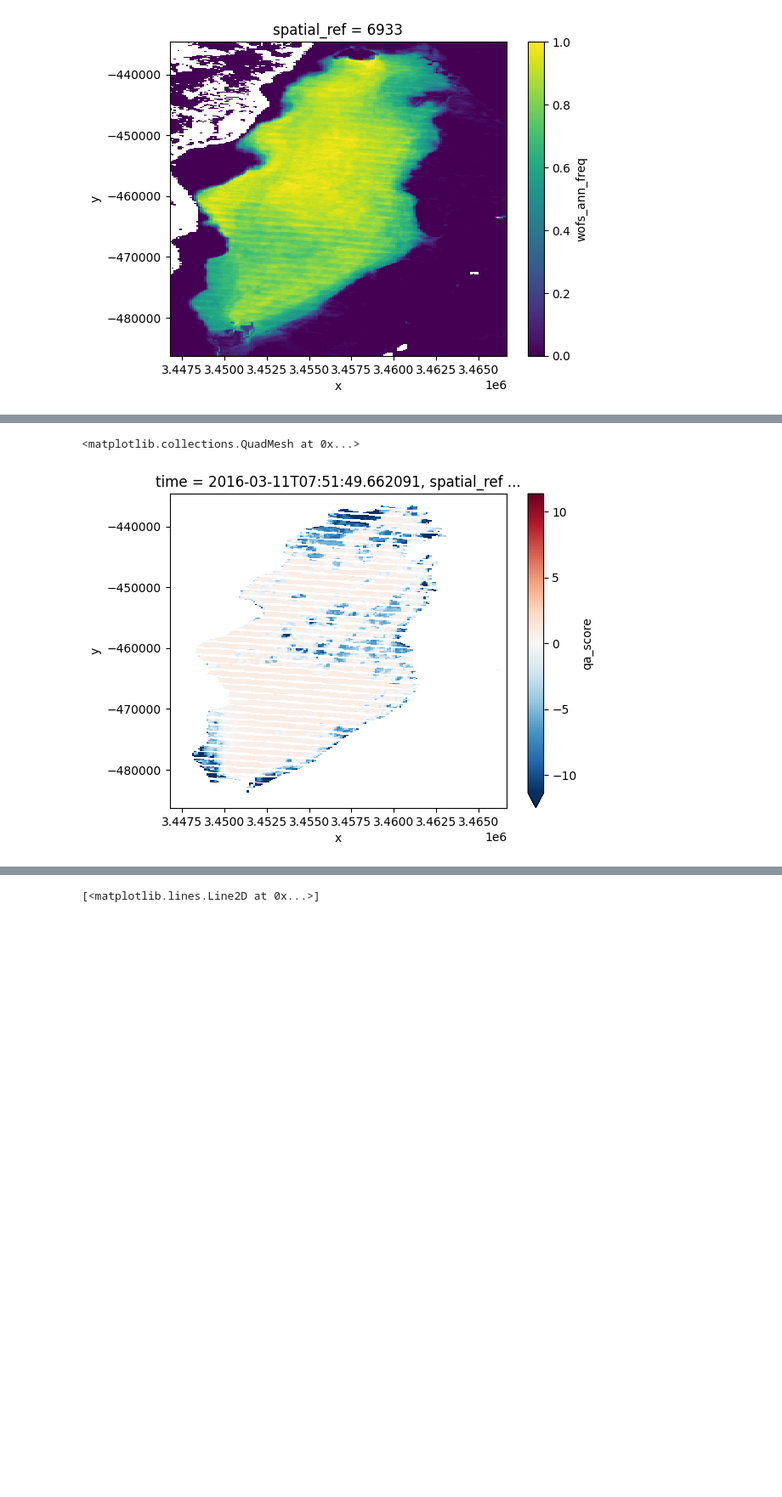
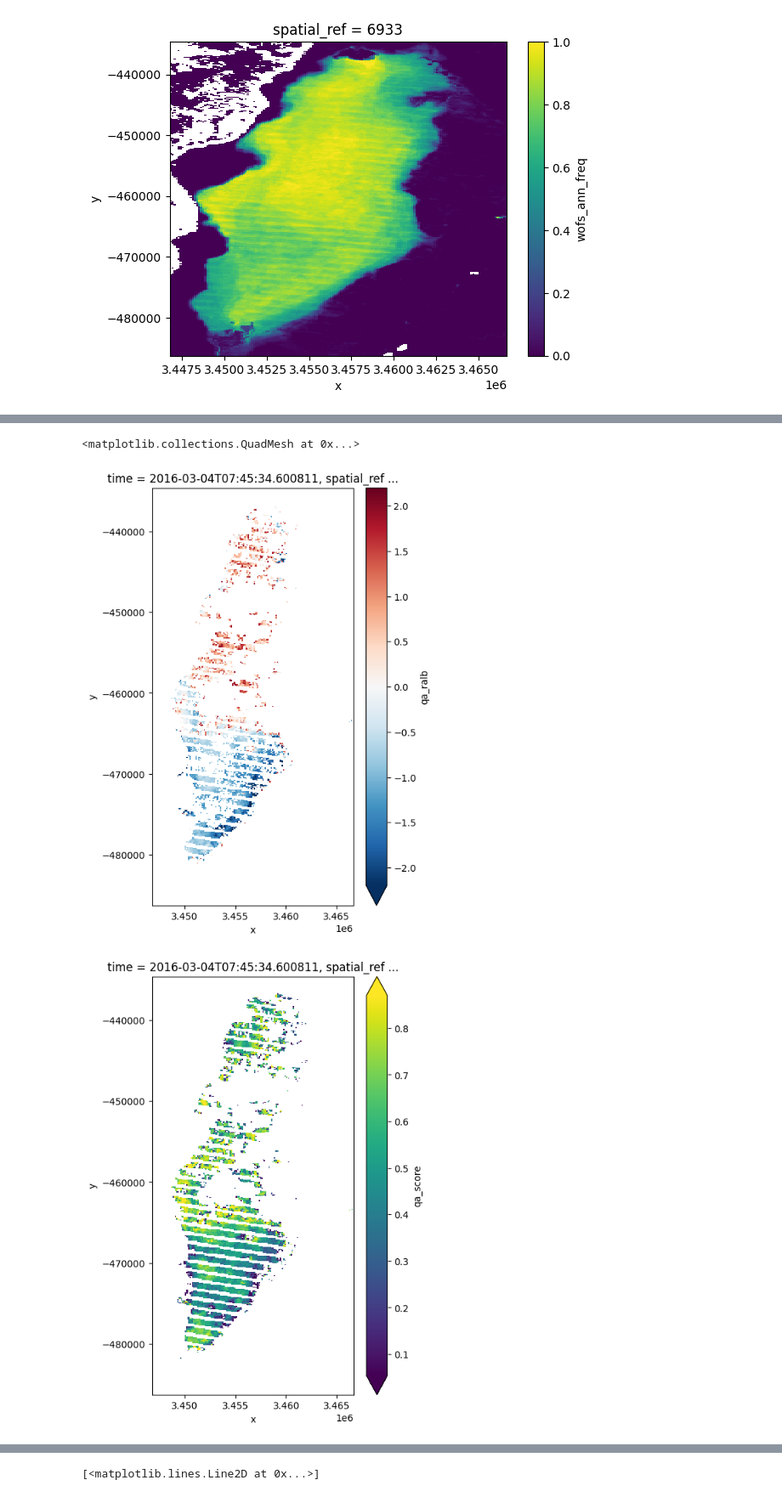
Before and after one commit to vikineema/deafrica_water_quality, a Jupyter notebook: WP2.1/exploring.ipynb, the cells around one changed output, grey strips where cells are left out. Shown at 85% size. Cells and saved outputs as stored; diff of their text form; code cells hidden in the pictures; blank space fills up the shorter version.

```diff
--- a/WP2.1/exploring.ipynb
+++ b/WP2.1/exploring.ipynb
@@ -123,23 +84,3 @@ ds_annual.wofs_ann_freq.mean(dim = 'time').plot()
 # %% [output]
 <matplotlib.collections.QuadMesh at 0x...>
 [figure]
-# %%
-# --- average water frequency for the dataset for the observation period ----
-ds['wofs_ann_freq'] = ds_annual.wofs_ann_freq.mean(dim='time')
-
-# --- trim to water areas ---
-#     --- mask array by array, working through the variable in the dataset that have x and y dimensions
-#     --- this approach avoids touching the time-only variables (which otherwise end up as t,y,x)
-
-for var in list(ds.data_vars):
-    if ('x' in ds[var].sizes.keys()) and ('y' in ds[var].sizes.keys()) :
-        ds[var] = ds[var].where(ds.wofs_ann_freq > 0.5,np.nan)
-
-# --- estimate the total number of pixels in the water area on average ---
-water_pixel_count = xr.where(ds.wofs_ann_freq > 0.5,1,np.nan).count().item()
-
-# --- calculate the proportion of observations that are valid, at each time-step
-ds['coveragepercent']   =  (100 * ds.qa_score.count(dim=('x','y'))/water_pixel_count).astype('int')
-
-# --- calculate the proportion of valid observations that pass QA
-ds['qapasspercent']     = ((100 * ds.where(ds.qa_score >0).qa_score.count(dim=('x','y')))/(water_pixel_count * ds.coveragepercent/100)).astype('int')
@@ -146,15 +117,28 @@ ds['qapasspercent']     = ((100 * ds.where(ds.qa_score >0).qa_score.count(dim=('
+# %%
+ds['qa_score'] = xr.where(ds.tm,
+                        xr.where(np.isin(ds.tm_pq,[72,136,200,96,160,224]),0,ds.qa_score),
+                        ds.qa_score) # oli qa scores are found here : https://www.usgs.gov/landsat-missions/landsat-collection-2-quality-assessment-bands
+# %%
+ds['qa_score'] = xr.where(ds.oli,
+                        xr.where(ds.oli_pq < 22144,ds.qa_score,0),
+                        ds.qa_score) # oli qa scores are found here : https://www.usgs.gov/landsat-missions/landsat-collection-2-quality-assessment-bands
+# %%
+ds['qa_test'] = ((ds.qa_rsad * 0.4) ** 2 + (ds.qa_ralb)**2)**0.5
+ds['qa_testscore'] = 1 - ( ds['qa_test'] / 2 )
 # %%
 i = i + 1
-
+i = 23
 print(
     '\ni = ',i,
-      '\npotential total pixel count = ',water_pixel_count,
-      '\ncoverage of expected water area with valid obseravations percent',
+      '\npotential total pixel count = ',ds.water_pixel_count.item(),
+      '\ncoverage of expected water area with valid observations percent',
       ds.isel(time=i).coveragepercent.item(),
       '\nQA pass percent, of the coverage area',
       ds.isel(time=i).qapasspercent.item(),
       '\nPercent coverage of the expected water with QA passed data',
       (ds.isel(time=i).qapasspercent.item()*ds.isel(time=i).coveragepercent /100).item()
      )
-ds.isel(time=i).qa_score.plot(robust=True)
+ds.where(ds.qa_ralb < 2).where(ds.qa_rsad<2).isel(time=i).qa_ralb.plot(robust=True,size=8,aspect=0.6)
+
+ds.where(ds.qa_score > 0).isel(time=i).qa_score.plot(robust=True,size=8,aspect=0.6)
 # %% [output]
@@ -166,5 +150,6 @@ Percent coverage of the expected water with QA passed data 42.6
 <matplotlib.collections.QuadMesh at 0x...>
-[figure, old version]
+[figure, new version]
+[figure, added]
 # %%
 ds24 = ds.where(ds.qa_score>0).isel(time=24)
 # %%
```
Also changed, not shown: parts of 10 cells of this notebook.
